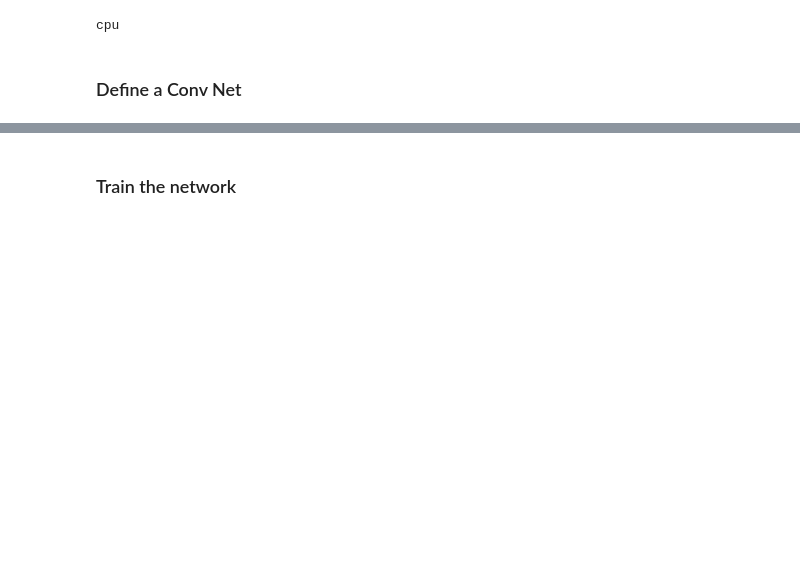
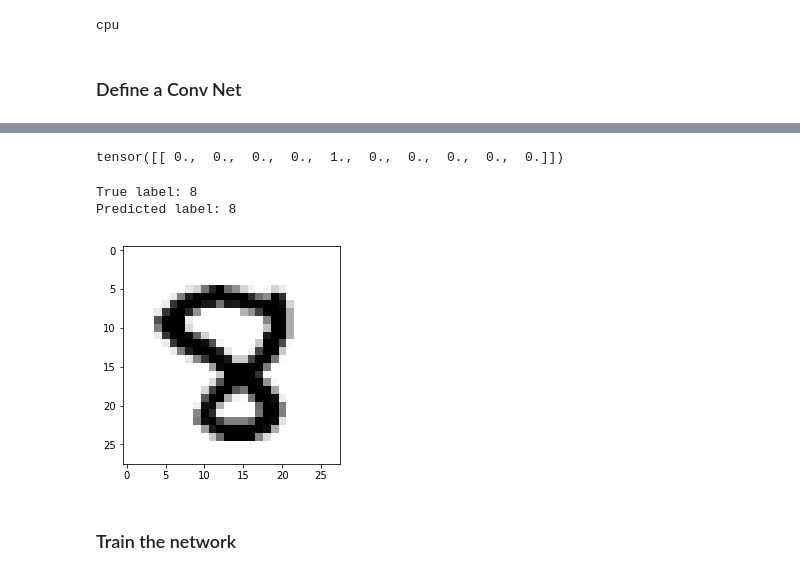
Before and after one commit to justinpyron/CS-231, a Jupyter notebook: Project/get_examples/get_adversarial_images.ipynb, the cells around one changed output, grey strips where cells are left out. Cells and saved outputs as stored; diff of their text form; code cells hidden in the pictures; blank space fills up the shorter version.

```diff
--- a/Project/get_examples/get_adversarial_images.ipynb
+++ b/Project/get_examples/get_adversarial_images.ipynb
@@ -388,0 +386,21 @@ OrderedDict([('conv1.weight',
+# %%
+a = torch.zeros_like(output)
+a[0][4] += 1
+a
+# %% [output]
+tensor([[ 0.,  0.,  0.,  0.,  1.,  0.,  0.,  0.,  0.,  0.]])
+# %%
+# Test how good the model is
+t, t_label = testset[np.random.randint(len(testset))] # Get one training example to work with
+t = t.unsqueeze(0) # Unsqueeze to add extra dimension (nn.Module only accepts batches not single examples)
+pred = model(t)
+pred = pred.max(1, keepdim=True)[1][0,0]
+
+print('True label: {}'.format(t_label))
+print('Predicted label: {}'.format(pred))
+plt.imshow(t.numpy()[0,0], cmap='binary')
+plt.show()
+# %% [output]
+True label: 8
+Predicted label: 8
+[figure, added]
```
Also changed, not shown: parts of 19 cells of this notebook.
